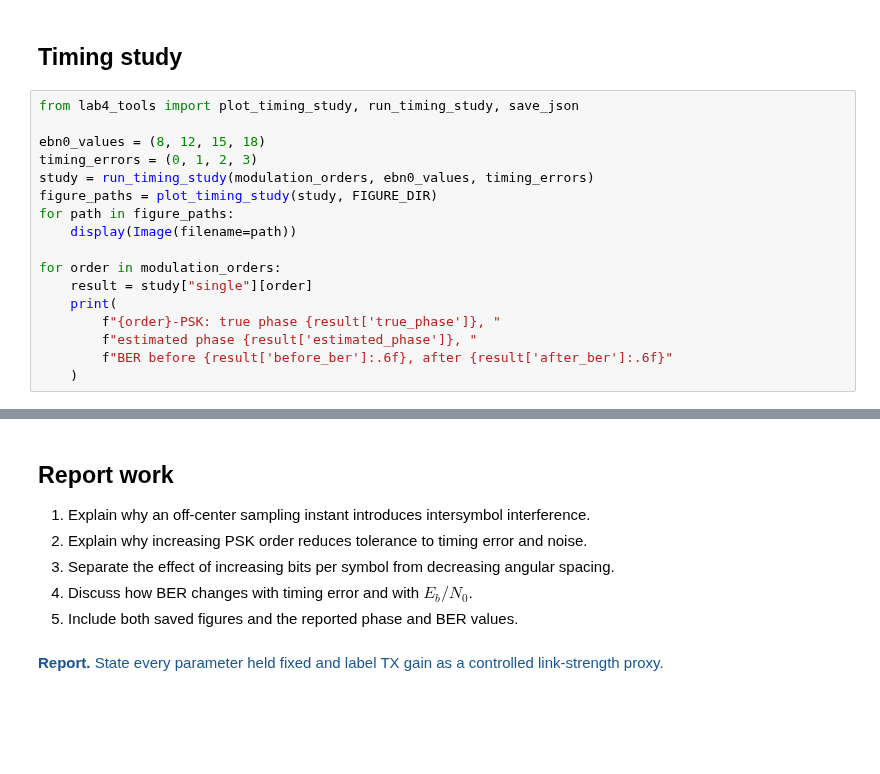
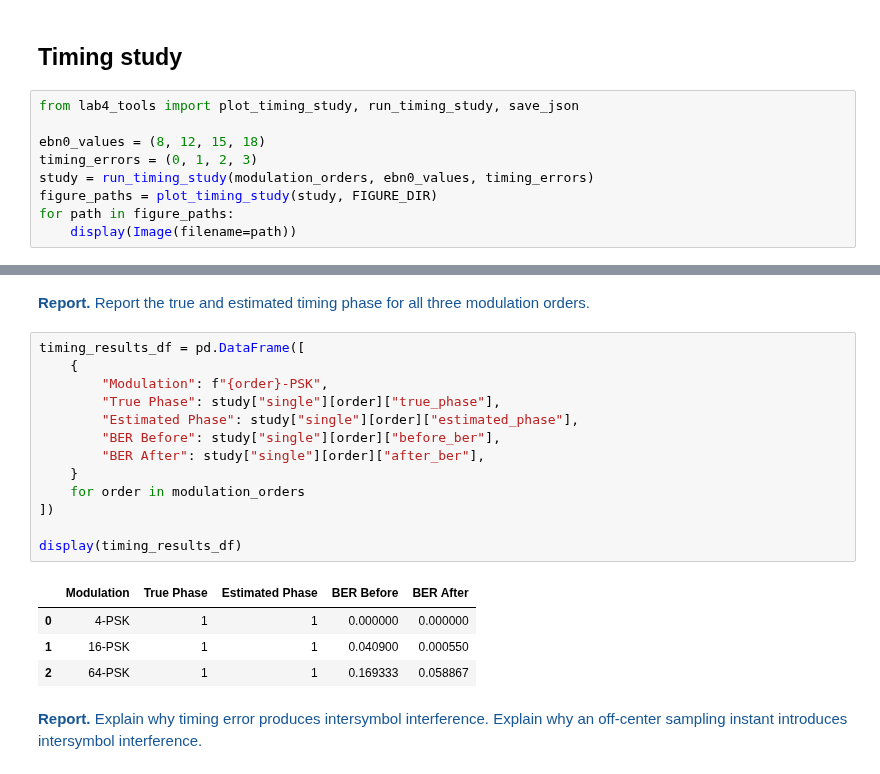
Before and after one commit to 48774861/Embedded-Wireless-Design-Labs, a Jupyter notebook: Lab4/Lab4_Task1_Symbol_Synchronization_Student.ipynb, the cells around one changed output, grey strips where cells are left out. Cells and saved outputs as stored; diff of their text form; blank space fills up the shorter version.

Commit message:
Lab 4 Task 1 Implementation & Report

```diff
--- a/Lab4/Lab4_Task1_Symbol_Synchronization_Student.ipynb
+++ b/Lab4/Lab4_Task1_Symbol_Synchronization_Student.ipynb
@@ -77,14 +78,6 @@ study = run_timing_study(modulation_orders, ebn0_values, timing_errors)
 figure_paths = plot_timing_study(study, FIGURE_DIR)
 for path in figure_paths:
     display(Image(filename=path))
-
-for order in modulation_orders:
-    result = study["single"][order]
-    print(
-        f"{order}-PSK: true phase {result['true_phase']}, "
-        f"estimated phase {result['estimated_phase']}, "
-        f"BER before {result['before_ber']:.6f}, after {result['after_ber']:.6f}"
-    )
 # %% [output]
 [figure]
 [figure]
@@ -94,10 +84,23 @@ for order in modulation_orders:
-# %% [markdown]
-## Report work
-
-1. Explain why an off-center sampling instant introduces intersymbol interference.
-2. Explain why increasing PSK order reduces tolerance to timing error and noise.
-3. Separate the effect of increasing bits per symbol from decreasing angular spacing.
-4. Discuss how BER changes with timing error and with $E_b/N_0$.
-5. Include both saved figures and the reported phase and BER values.
-# %% [markdown]
-<span style="color:#165696"><b>Report.</b> State every parameter held fixed and label TX gain as a controlled link-strength proxy. </span>
+# %% [markdown]
+<span style="color:#165696"><b>Report.</b> Report the true and estimated timing phase for all three modulation orders. </span>
+# %%
+timing_results_df = pd.DataFrame([
+    {
+        "Modulation": f"{order}-PSK",
+        "True Phase": study["single"][order]["true_phase"],
+        "Estimated Phase": study["single"][order]["estimated_phase"],
+        "BER Before": study["single"][order]["before_ber"],
+        "BER After": study["single"][order]["after_ber"],
+    }
+    for order in modulation_orders
+])
+
+display(timing_results_df)
+# %% [output]
+|  | Modulation | True Phase | Estimated Phase | BER Before | BER After |
+| 0 | 4-PSK | 1 | 1 | 0.000000 | 0.000000 |
+| 1 | 16-PSK | 1 | 1 | 0.040900 | 0.000550 |
+| 2 | 64-PSK | 1 | 1 | 0.169333 | 0.058867 |
+# %% [markdown]
+<span style="color:#165696"><b>Report.</b>
+Explain why timing error produces intersymbol interference. Explain why an off-center sampling instant introduces intersymbol interference. </span>
```
Also changed, not shown: parts of 9 cells of this notebook.
